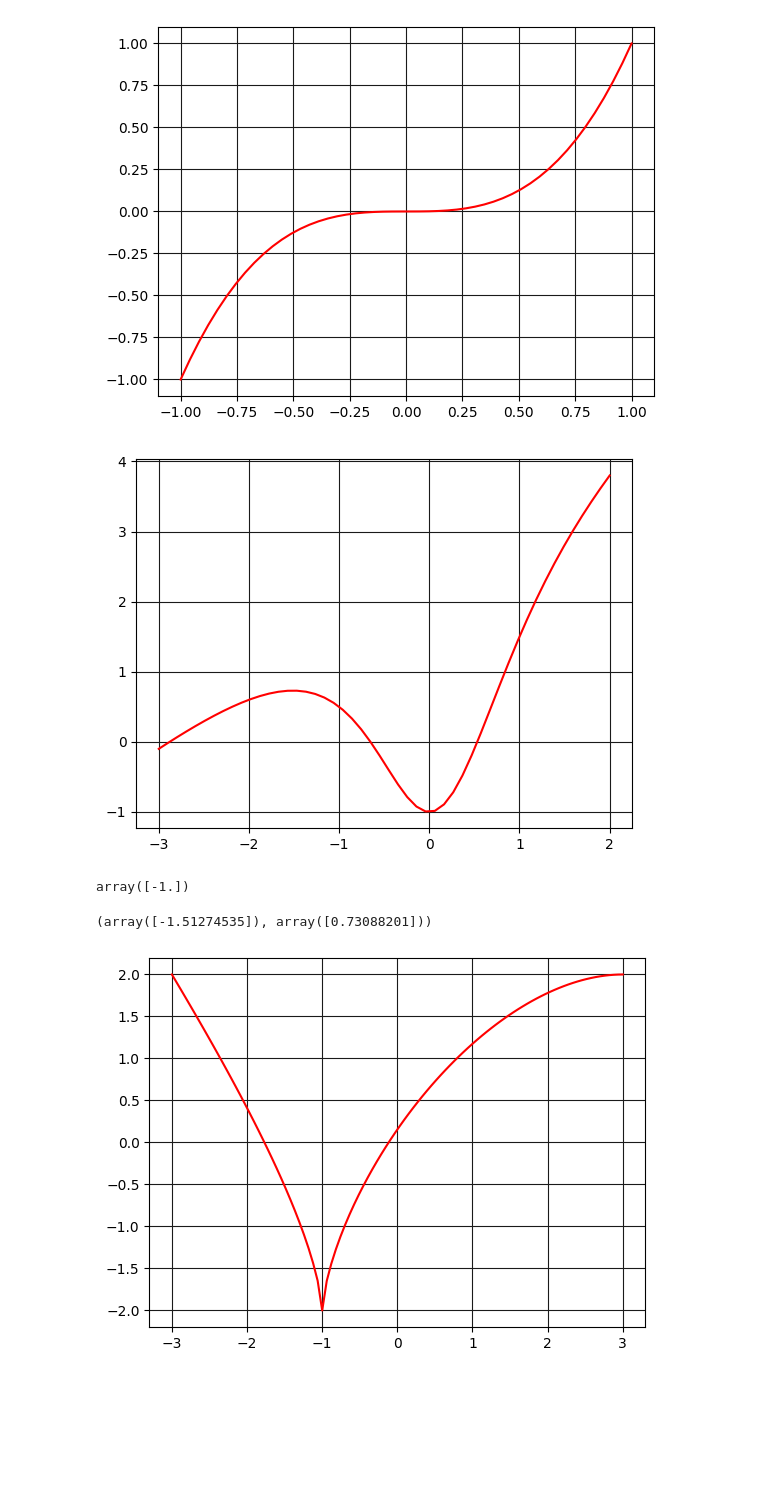
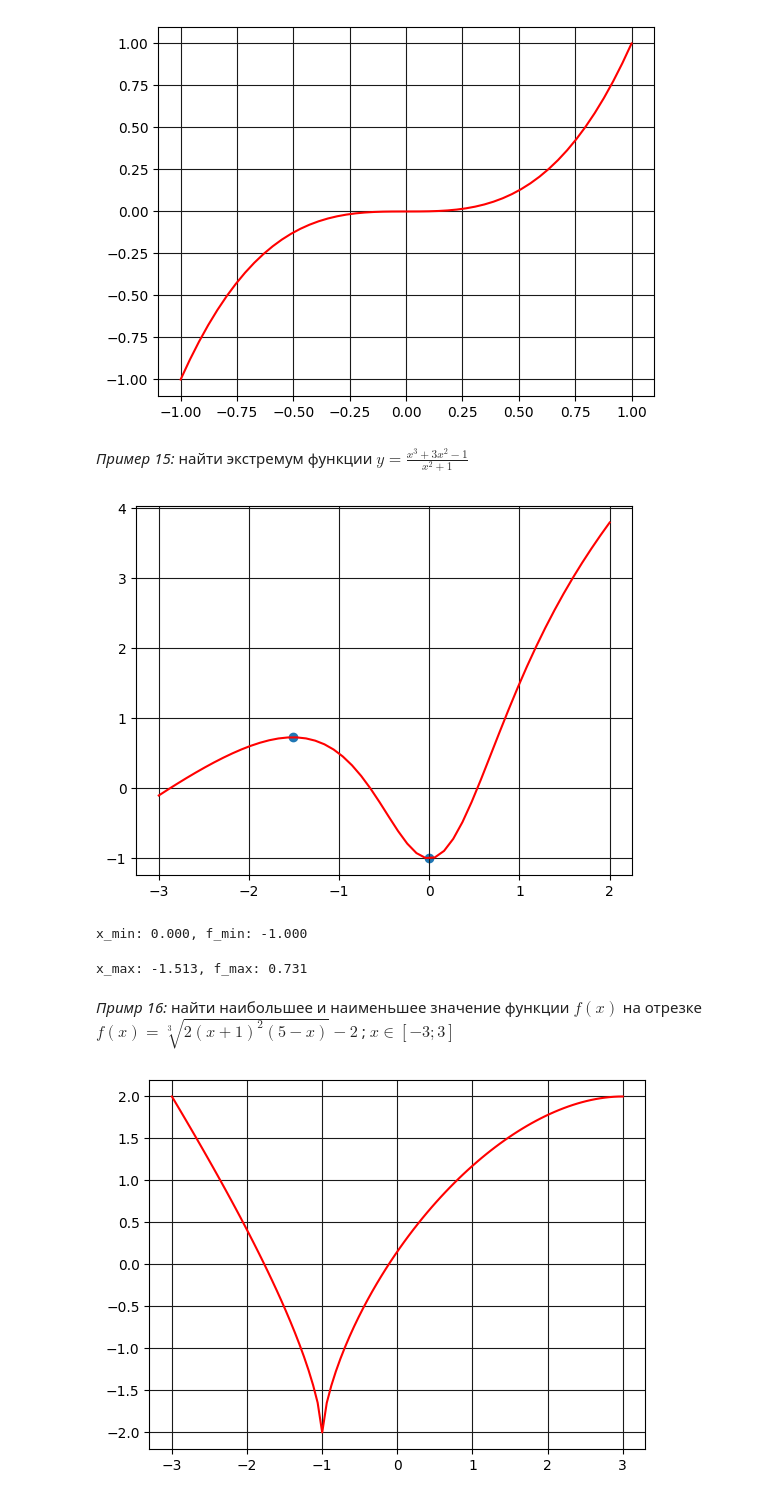
Before and after one commit to AlexeyTri/Mathematics, a Jupyter notebook: Mathematics_2.ipynb, the cells around one changed output. Drawn from its saved outputs; the diff is of its cells as text; code cells hidden in the pictures; blank space fills up the shorter version.

```diff
--- a/Mathematics_2.ipynb
+++ b/Mathematics_2.ipynb
@@ -488,25 +496,28 @@ plt.grid(True, linestyle='-', color='0.1')
 plt.show()
 # %% [output]
 [figure]
+# %% [markdown]
+*Пример 15:* найти экстремум функции $y = \frac{x^3 + 3x^2 -1}{x^2 + 1}$
 # %%
-# Пример 15
 f = lambda x: (x**3 + 3*x**2 - 1)/(x**2 + 1)
 x = np.linspace(-3, 2, 50)
 plt.plot(x, f(x), 'r')
 plt.grid(True, linestyle='-', color='0.1')
+plt.scatter([-1.513, 0],[0.731, -1])
 plt.show()
 # %% [output]
-[figure, old version]
+[figure, new version]
 # %%
 res = scipy.optimize.minimize(f, 1)
-f_min = f(res.x)
-f_min
+print('x_min: %.3f, f_min: %.3f' % (res.x[0], f(res.x[0])))
 # %% [output]
-array([-1.])
+x_min: 0.000, f_min: -1.000
 # %%
 f_m = lambda z: -(z**3 + 3*z**2 - 1)/(z**2 + 1)
 res = scipy.optimize.minimize(f_m, -2)
-res.x, f(res.x)
+print('x_max: %.3f, f_max: %.3f' % (res.x[0], f(res.x[0])))
 # %% [output]
-(array([-1.51274535]), array([0.73088201]))
+x_max: -1.513, f_max: 0.731
+# %% [markdown]
+*Примр 16:* найти наибольшее и наименьшее значение функции $f(x)$ на отрезке $f(x) = \sqrt[3]{2(x+1)^2(5-x)} - 2$ ; $x \in [-3; 3]$
 # %%
```
Also changed, not shown: parts of 72 cells of this notebook.
